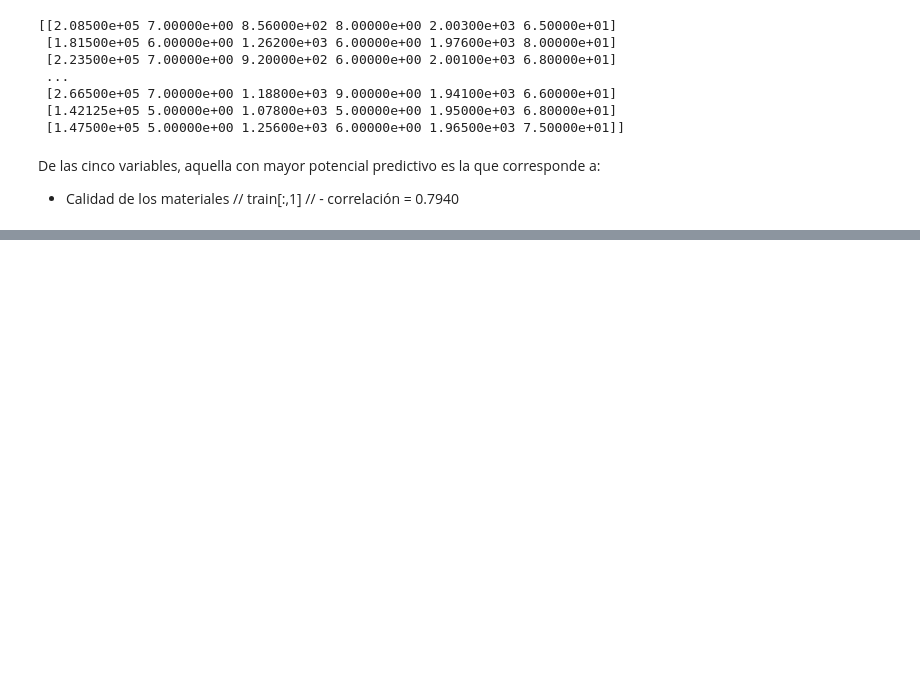
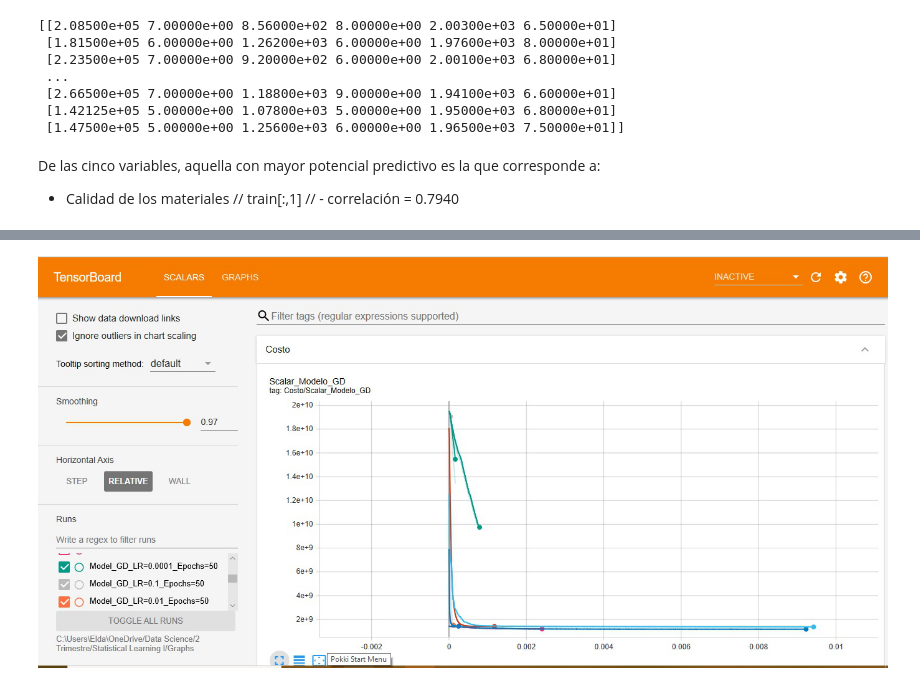
Before and after one commit to EldaCalderon/pythongalileo2020, a Jupyter notebook: Tarea 1 GD.ipynb, the cells around one changed output, grey strips where cells are left out. Cells and saved outputs as stored; diff of their text form; code cells hidden in the pictures; blank space fills up the shorter version.

```diff
--- a/Tarea 1 GD.ipynb
+++ b/Tarea 1 GD.ipynb
@@ -79,0 +171,4 @@ Actualización de los parámetros:
+# %%
+Image.open('Scalar 2 Tarea 1 GD.jpg','r')
+# %% [output]
+[figure, added]
```
Also changed, not shown: parts of 24 cells of this notebook.
